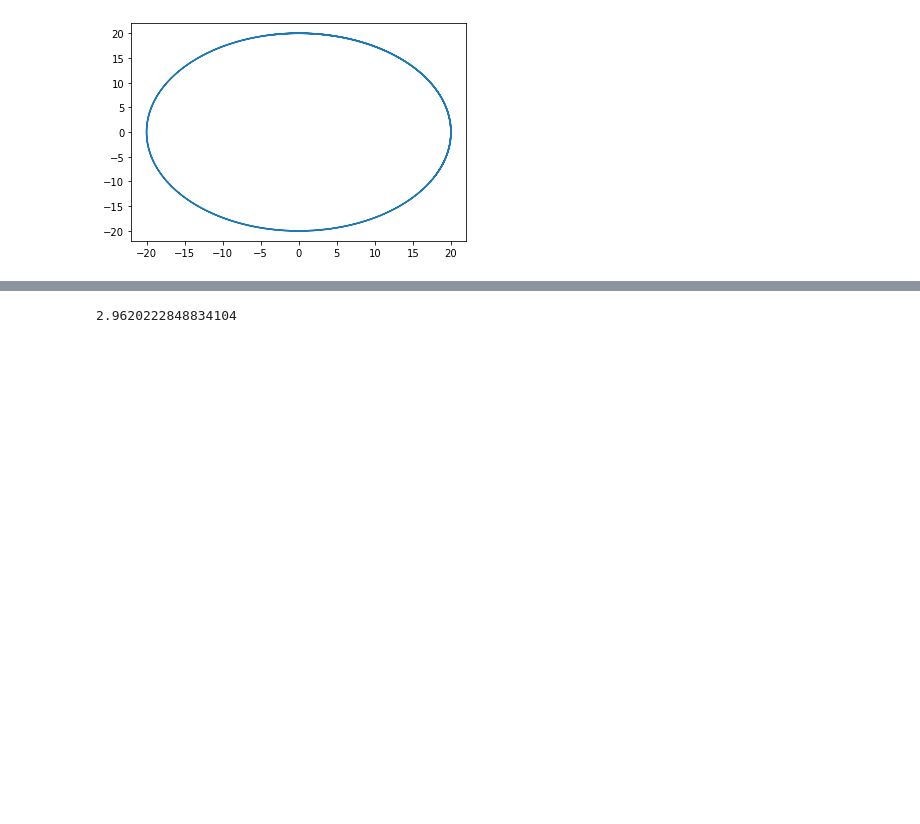
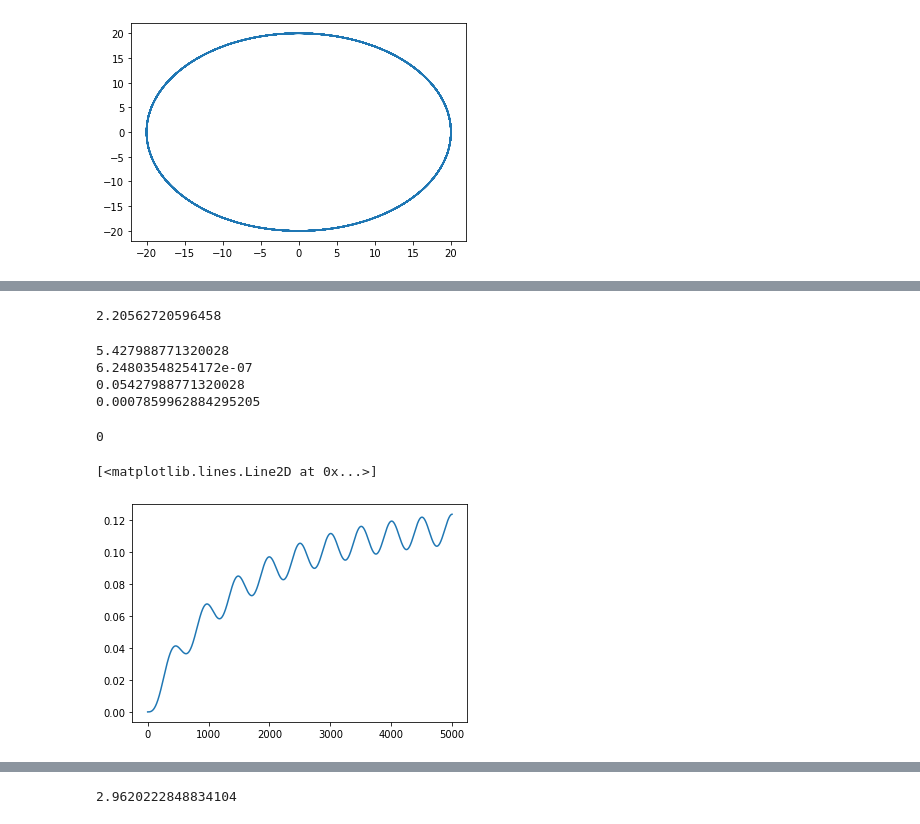
Before and after one commit to swagnercarena/am_abundance_matching, a Jupyter notebook: avocet/Orbit_Checking.ipynb, the cells around one changed output, grey strips where cells are left out. Saved outputs shown, nothing was run; the diff lists cells and outputs as text; code cells hidden in the pictures; blank space fills up the shorter version.

Commit message:
the integrator is all built out. May still need one or two functions to convert between conventions, but everything appears to be ready

```diff
--- a/avocet/Orbit_Checking.ipynb
+++ b/avocet/Orbit_Checking.ipynb
@@ -187 +189,64 @@ plt.show()
 [figure]
+# %%
+np.sqrt(G*M_r/r_scale)
+# %% [output]
+2.20562720596458
+# %%
+# Start with something simple like circular motion
+rho_0 = 1
+r_scale = 1
+G = 0.8962419740798497
+
+dt = 0.01
+num_dt = int(5e3)
+
+pos_nfw_array = np.tile(np.zeros(3,dtype=np.float64),(num_dt,1))
+save_pos = np.zeros((num_dt+1,3))
+save_vel = np.zeros((num_dt+1,3))
+
+rho_0_array = rho_0*np.ones(num_dt,dtype=np.float64)
+r_scale_array = r_scale*np.ones(num_dt,dtype=np.float64)
+
+r_init = 2
+pos_init = np.array([r_init,0,0],dtype=np.float64)
+
+M_r = 4*np.pi*rho_0*r_scale**3*(np.log((r_scale+r_init)/r_scale)+
+                                r_scale/(r_scale+r_init) - 1)
+print(M_r)
+v_r = np.sqrt(G*M_r/r_init)
+vel_init = np.array([0,v_r,0],dtype=np.float64)
+
+m_sub = M_r/1e6
+m_nfw_array = M_r*np.ones(num_dt,dtype=np.float64)
+v_max_nfw_array = np.ones(num_dt,dtype=np.float64)*np.sqrt(G*M_r/r_scale)
+rho_vir = 0.01
+
+integrator.leapfrog_int_nfw_f_dyn(pos_init,vel_init,m_sub,rho_0_array,r_scale_array,pos_nfw_array,
+                                  m_nfw_array,v_max_nfw_array,rho_vir,dt,save_pos,save_vel)
+save_pos2 = np.zeros((num_dt+1,3))
+save_vel2 = np.zeros((num_dt+1,3))
+
+
+pos_init = np.array([r_init,0,0],dtype=np.float64)
+vel_init = np.array([0,v_r,0],dtype=np.float64)
+m_sub = M_r/1e2
+print(m_sub)
+
+integrator.leapfrog_int_nfw_f_dyn(pos_init,vel_init,m_sub,rho_0_array,r_scale_array,pos_nfw_array,
+                                  m_nfw_array,v_max_nfw_array,rho_vir,dt,save_pos2,save_vel2)
+# %% [output]
+5.427988771320028
+6.24803548254172e-07
+0.05427988771320028
+0.0007859962884295205
+# %%
+np.sum(dif<0)
+# %% [output]
+0
+# %%
+dif = np.sqrt(np.sum(np.square(save_pos),axis=-1))-np.sqrt(np.sum(np.square(save_pos2),axis=-1))
+dif /= np.sqrt(np.sum(np.square(save_pos),axis=-1))
+plt.plot(dif)
+# %% [output]
+[<matplotlib.lines.Line2D at 0x...>]
+[figure, added]
```
Also changed, not shown: parts of 5 cells of this notebook, 2 other files.
